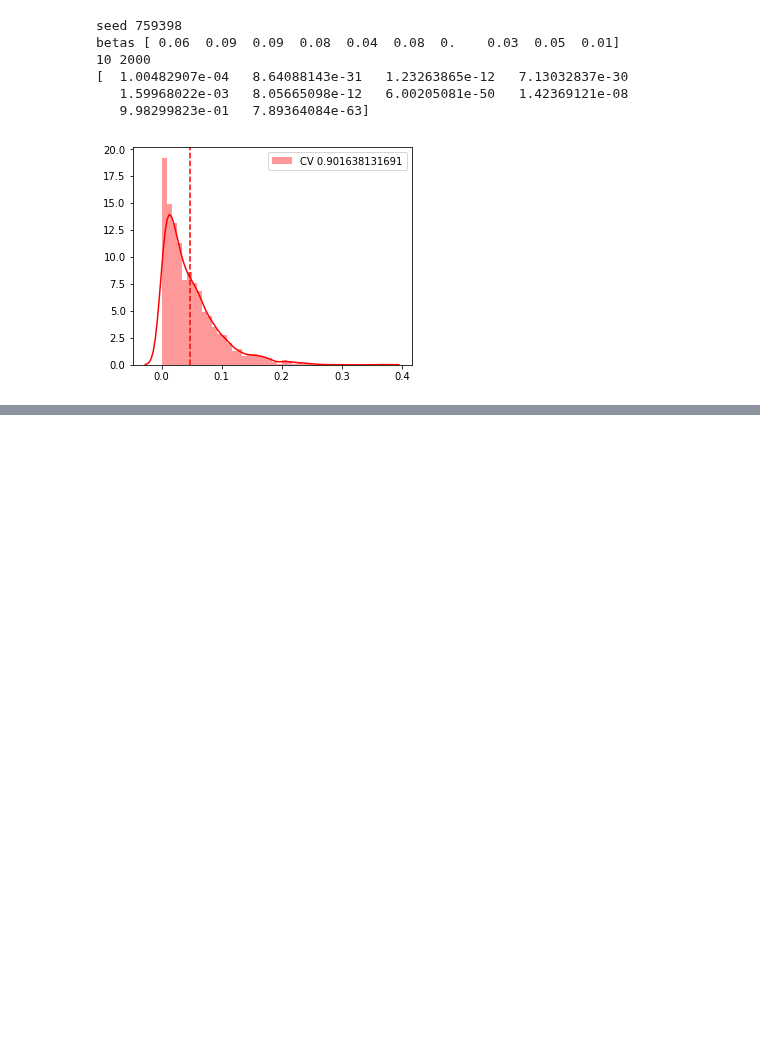
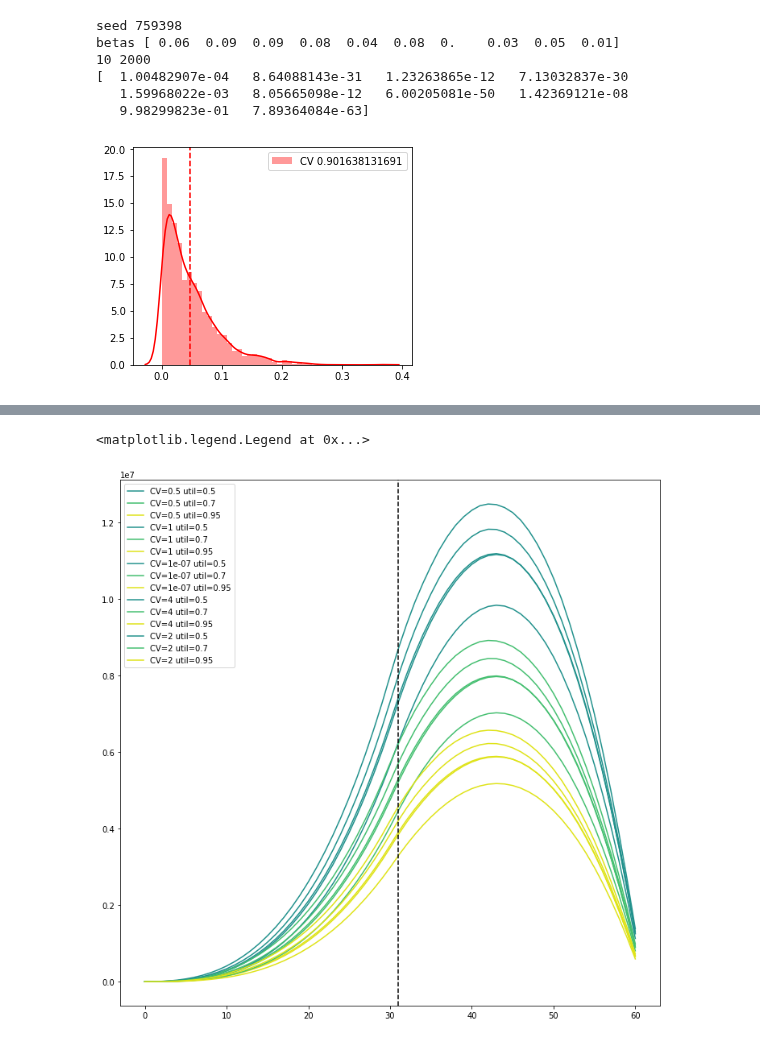
Before and after one commit to dcrankshaw/plots-model-comp-paper, a Jupyter notebook: plotting/Exponential_dists.ipynb, the cells around one changed output, grey strips where cells are left out. Saved outputs shown, nothing was run; the diff lists cells and outputs as text; code cells hidden in the pictures; blank space fills up the shorter version.

```diff
--- a/plotting/Exponential_dists.ipynb
+++ b/plotting/Exponential_dists.ipynb
@@ -168,0 +184,13 @@ plt.grid(True)
+# %%
+import itertools
+import matplotlib.cm as cm
+plt.figure(figsize=(12,12))
+for CV, util in itertools.product(values.keys(), [0.5, 0.7, 0.95]):
+    chosen_mean = 1./mean/util
+    conv = np.convolve(np.asarray(x_range) * chosen_mean, values[CV])
+    plt.plot(conv, label="CV="+str(CV)+" util="+str(util), color = cm.viridis(util))
+plt.axvline(x=len(x_range), linestyle="--", color="black")
+plt.legend()
+# %% [output]
+<matplotlib.legend.Legend at 0x...>
+[figure, added]
```
Also changed, not shown: parts of 9 cells of this notebook.
